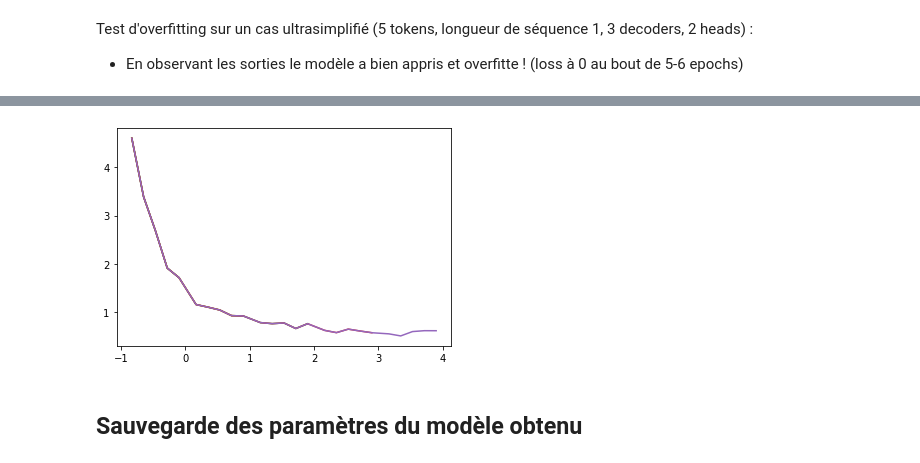
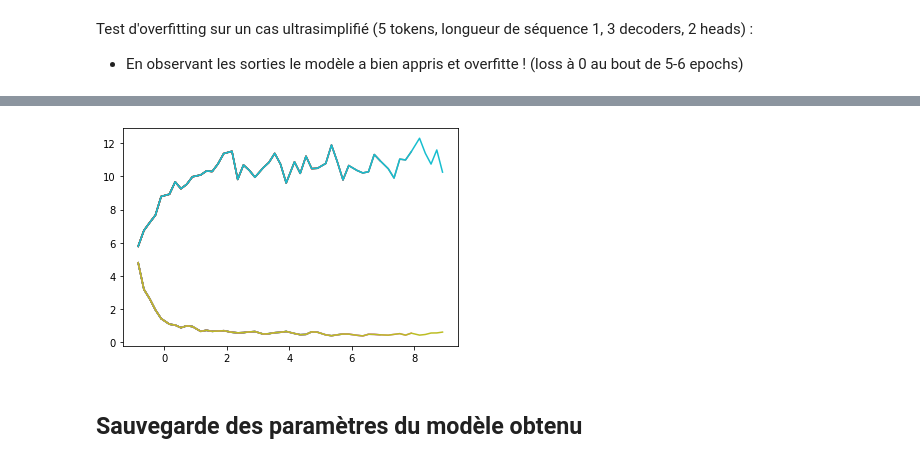
Before and after one commit to Nathravorn/statapp_language_model, a Jupyter notebook: statapp/transformer/pytorch/Transformer_Training.ipynb, the cells around one changed output, grey strips where cells are left out. Cells and saved outputs as stored; diff of their text form; code cells hidden in the pictures.

Commit message:
constitution de données de test et procédure de test pendant l'entrainement

```diff
--- a/statapp/transformer/pytorch/Transformer_Training.ipynb
+++ b/statapp/transformer/pytorch/Transformer_Training.ipynb
@@ -71,21 +71,20 @@ La taille du vocabulaire ainsi constitué est de 269
 # %%
-"""text_test = load_all_data("data/fr.train.top1M.txt", sample=0.05, part="end")
+#Constitution d'un jeu de test numéroté selon le vocabulaire du jeu d'entrainement
+
+text_test = load_all_data("data/fr.train.top1M.txt", start=0.99999, sample=0.00001)
 
 tokens_test = nltk.word_tokenize(text_test)
 
-vocab_test = list(set(tokens_test))
+for i in range(len(tokens_test)):
+    if tokens_test[i] not in vocab:
+        tokens_test[i] = "<unk>"
 
-vocab_size_test = len(vocab_test)
-
-vocab_numbers_test = dict(zip(vocab_test, range(0,len(vocab_test))))
-vocab_numeroted_test = dict(zip(range(0,len(vocab_test)), vocab_test))
-tokens_numbers_test = np.array([vocab_numbers_test[tokens_test[i]] for i in range(len(tokens_test))])
+tokens_numbers_test = np.array([vocab_numbers[tokens_test[i]] for i in range(len(tokens_test))])
 
 tokens_numbers_sequences_test = np.array([ tokens_numbers_test[i:i+max_length+1] for i in range(len(tokens_numbers_test)-max_length)])
 tokens_numbers_sequences_test = torch.tensor(tokens_numbers_sequences_test , dtype=torch.int64)
 
 nb_sequences_test =  tokens_numbers_sequences_test.shape[0]
 
-print("Les données exploitées contiennent {} tokens (mots) au total.".format(len(tokens_test)))
-print("La taille du vocabulaire ainsi constitué est de {}".format(vocab_size_test))"""
+print("Les données de test exploitées contiennent {} tokens (mots) au total.".format(len(tokens_test)))
 # %% [output]
@@ -92,0 +92,6 @@ print("La taille du vocabulaire ainsi constitué est de {}".format(vocab_size_te
+# %%
+#Affichage de la loss sur les données de test
+
+test_output = LMtransformer(tokens_numbers_sequences_test[:,:-1])
+test_loss = criterion(test_output.reshape(-1, vocab_size), tokens_numbers_sequences_test[:,1:].flatten())
+print(test_loss)
@@ -109,6 +116,7 @@ def train_model(nb_epochs, batch_size):
 
     epochs_losses = []
     losses = []
+    test_losses = []
 
     for epoch in range(nb_epochs):
 
@@ -117,14 +125,6 @@ def train_model(nb_epochs, batch_size):
         randperm = torch.randperm(nb_sequences)
         randperm = randperm[:(nb_sequences//batch_size)*batch_size]
         batchs_indices = randperm.reshape(nb_sequences//batch_size, batch_size)
-
-
-        # running_loss_test = 0
-
-        # randperm_test = torch.randperm(nb_sequences_test)
-        #randperm_test = randperm_test[:(nb_sequences//batch_size)*batch_size]
-        #batchs_indices_test = randperm_test.reshape(nb_sequences_test//batch_size, batch_size)
-
 
         for i, batch_indices in enumerate(batchs_indices):
 
@@ -139,19 +139,26 @@ def train_model(nb_epochs, batch_size):
             #Il faudrait adapter les affichages en fonction du nombre de batchs total
             running_loss += loss.item()
             if i % step == step-1:
-                print('[%d, %5d] loss: %.3f' %
-                      (epoch + 1, i + 1, running_loss / step))
+
+                #Calcul de la loss sur les données de test
+                test_output = LMtransformer(tokens_numbers_sequences_test[:,:-1])
+                test_loss = criterion(test_output.reshape(-1, vocab_size), tokens_numbers_sequences_test[:,1:].flatten())
+
+                print('[%d, %5d] loss: %.3f ; test_loss : %.3f' %
+                      (epoch + 1, i + 1, running_loss / step, test_loss))
 
                 #stock pour affichage graphique
                 epochs_losses.append(epoch-1+(i/((len(tokens)-max_length-1)/batch_size)))
                 losses.append(running_loss / step)
+                test_losses.append(test_loss)
 
                 running_loss = 0.
 
         plt.plot(epochs_losses, losses)
+        plt.plot(epochs_losses, test_losses)
 # %% [markdown]
 Test d'overfitting sur un cas ultrasimplifié (5 tokens, longueur de séquence 1, 3 decoders, 2 heads) :
 - En observant les sorties le modèle a bien appris et overfitte ! (loss à 0 au bout de 5-6 epochs)
 # %%
-train_model(5,10)
+train_model(10,10)
 # %% [output]
@@ -175,4 +182,4 @@ train_model(5,10)
-[figure, old version]
+[figure, new version]
 # %% [markdown]
 ## Sauvegarde des paramètres du modèle obtenu
 # %%
```
Also changed, not shown: parts of 11 cells of this notebook.
